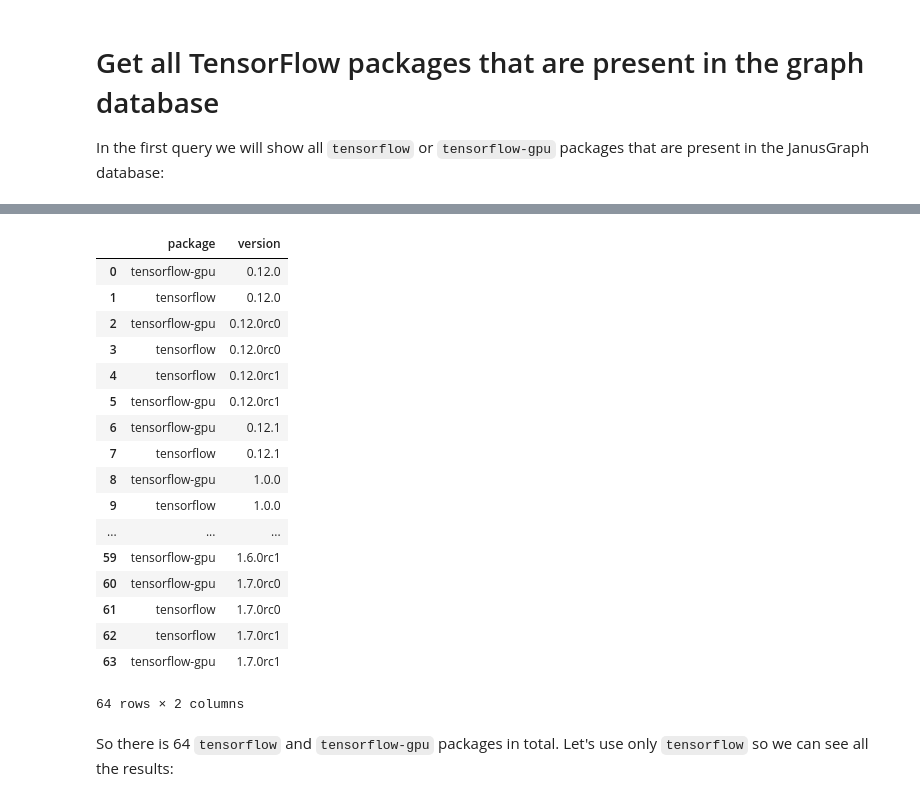
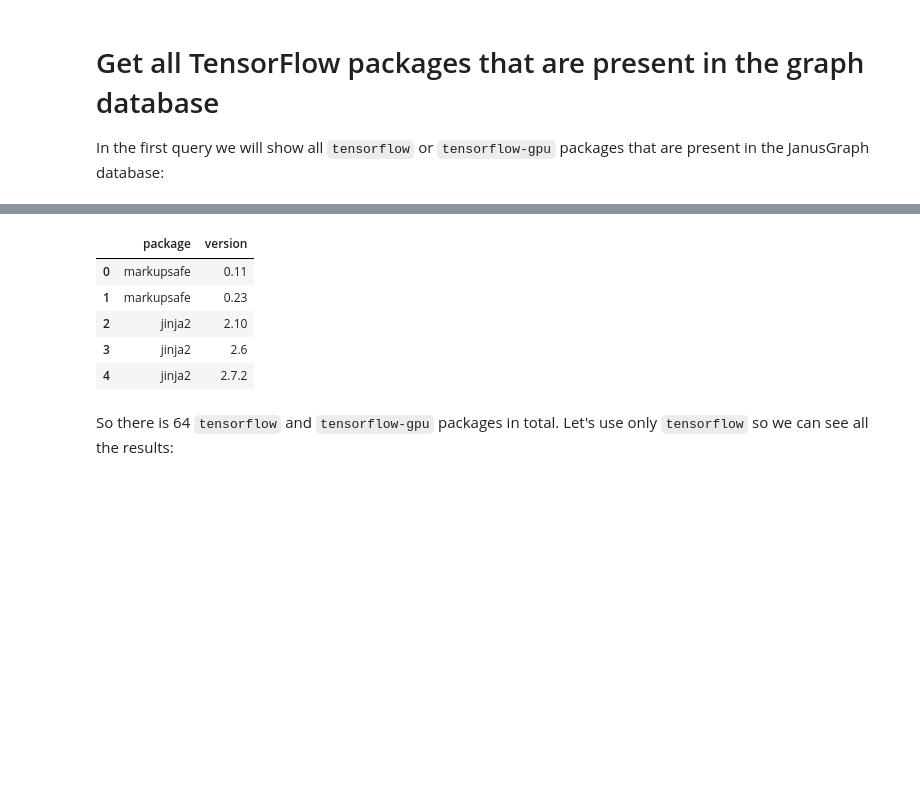
Before and after one commit to thoth-station/notebooks, a Jupyter notebook: notebooks/Initial queries to JanusGraph.ipynb, the cells around one changed output, grey strips where cells are left out. Saved outputs shown, nothing was run; the diff lists cells and outputs as text; code cells hidden in the pictures; blank space fills up the shorter version.

```diff
--- a/notebooks/Initial queries to JanusGraph.ipynb
+++ b/notebooks/Initial queries to JanusGraph.ipynb
@@ -32,7 +32,7 @@ Before we start querying the JanusGraph instance let's connect to it first:
 from thoth.storages.graph import GraphDatabase
 from thoth.lab import GraphQueryResult as gqr
 
-graph_db = GraphDatabase.create('localhost', port=8182)
+graph_db = GraphDatabase.create('10.8.253.255', port=8182)
 graph_db.connect()
 g = graph_db.g   # We will use raw Gremlin traversal in examples.
 # %% [markdown]
@@ -71,7 +71,8 @@ In the first query we will show all `tensorflow` or `tensorflow-gpu` packages th
 gqr(
     g.V()
     .has('ecosystem', 'pypi')
-    .or_(has('package_name', 'tensorflow'), has('package_name', 'tensorflow-gpu'))
+    .has('__label__','python_package_version').has('__type__','vertex')
+    .or_(has('package_name', 'jinja2'), has('package_name', 'markupsafe'))
     .order().by('package_version')
     .project('package', 'version').by('package_name').by('package_version')
     .toList()
@@ -82,21 +83,9 @@ Wall time: 1.4 s
 |  | package | version |
-| 0 | tensorflow-gpu | 0.12.0 |
-| 1 | tensorflow | 0.12.0 |
-| 2 | tensorflow-gpu | 0.12.0rc0 |
-| 3 | tensorflow | 0.12.0rc0 |
-| 4 | tensorflow | 0.12.0rc1 |
-| 5 | tensorflow-gpu | 0.12.0rc1 |
-| 6 | tensorflow-gpu | 0.12.1 |
-| 7 | tensorflow | 0.12.1 |
-| 8 | tensorflow-gpu | 1.0.0 |
-| 9 | tensorflow | 1.0.0 |
-| ... | ... | ... |
-| 59 | tensorflow-gpu | 1.6.0rc1 |
-| 60 | tensorflow-gpu | 1.7.0rc0 |
-| 61 | tensorflow | 1.7.0rc0 |
-| 62 | tensorflow | 1.7.0rc1 |
-| 63 | tensorflow-gpu | 1.7.0rc1 |
+| 0 | markupsafe | 0.11 |
+| 1 | markupsafe | 0.23 |
+| 2 | jinja2 | 2.10 |
+| 3 | jinja2 | 2.6 |
+| 4 | jinja2 | 2.7.2 |
-64 rows × 2 columns
 # %% [markdown]
 So there is 64 `tensorflow` and `tensorflow-gpu` packages in total. Let's use only `tensorflow` so we can see all the results:
 # %%
```
Also changed, not shown: parts of 6 cells of this notebook, 3 other files.
